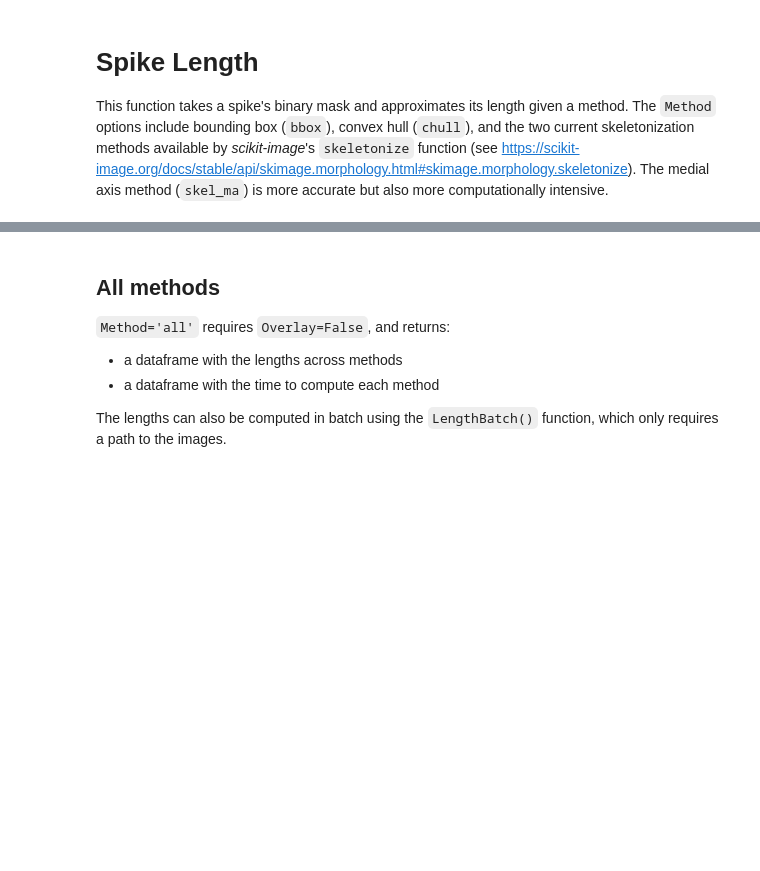
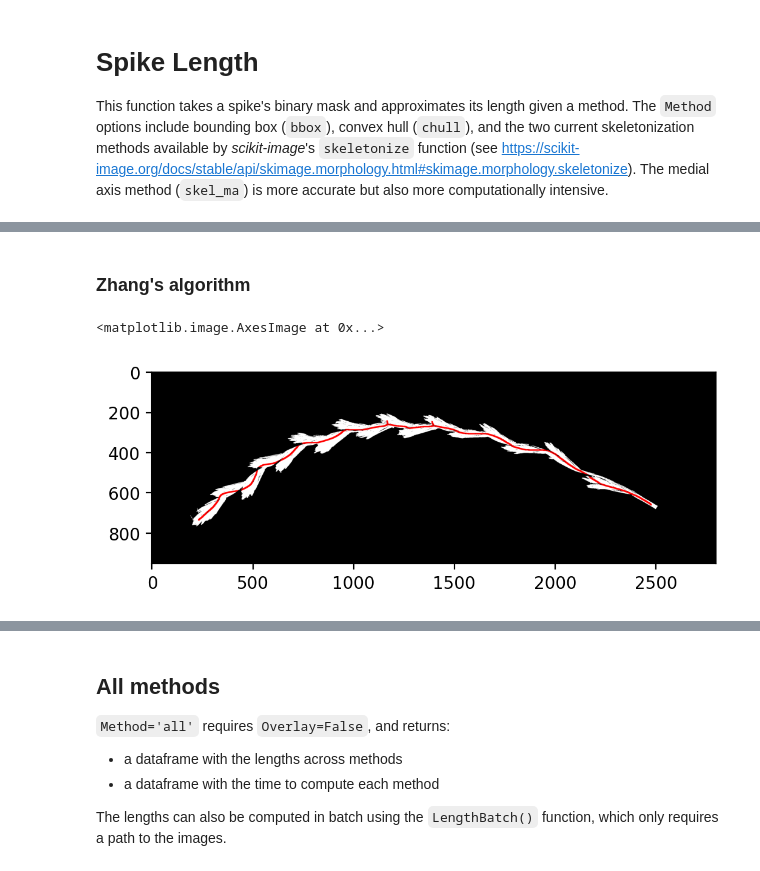
Before and after one commit to joanmanbar/SpykProps, a Jupyter notebook: Overview.ipynb, the cells around one changed output, grey strips where cells are left out. Cells and saved outputs as stored; diff of their text form; code cells hidden in the pictures; blank space fills up the shorter version.

```diff
--- a/Overview.ipynb
+++ b/Overview.ipynb
@@ -177,0 +183,21 @@ This spike's length is 2864 pixels.
+# %% [markdown]
+### Zhang's algorithm
+# %%
+images_path = r'./Images/TEST/Test'
+Images = SF.ListImages(images_path, imgformat=".tif", recursive=False)
+
+img = plt.imread(Images[0])
+img0 = img[200:950, 700:3300, :]     # Single horizontal spike
+# plt.imshow(img0)
+
+# Segmentation
+I = SF.spike_segm(img0, channel_thresh=[0,30], rgb_out=True, gray_out=True, lab_out=True, hsv_out=True, bw_out=True)
+bw0 = I[4]
+
+# Spike length
+SL, length_img = SF.spk_length(bw0, Method='skel', Overlay=True)
+
+plt.imshow(length_img)
+# %% [output]
+<matplotlib.image.AxesImage at 0x...>
+[figure, added]
```
Also changed, not shown: parts of 16 cells of this notebook, 5 other files.
